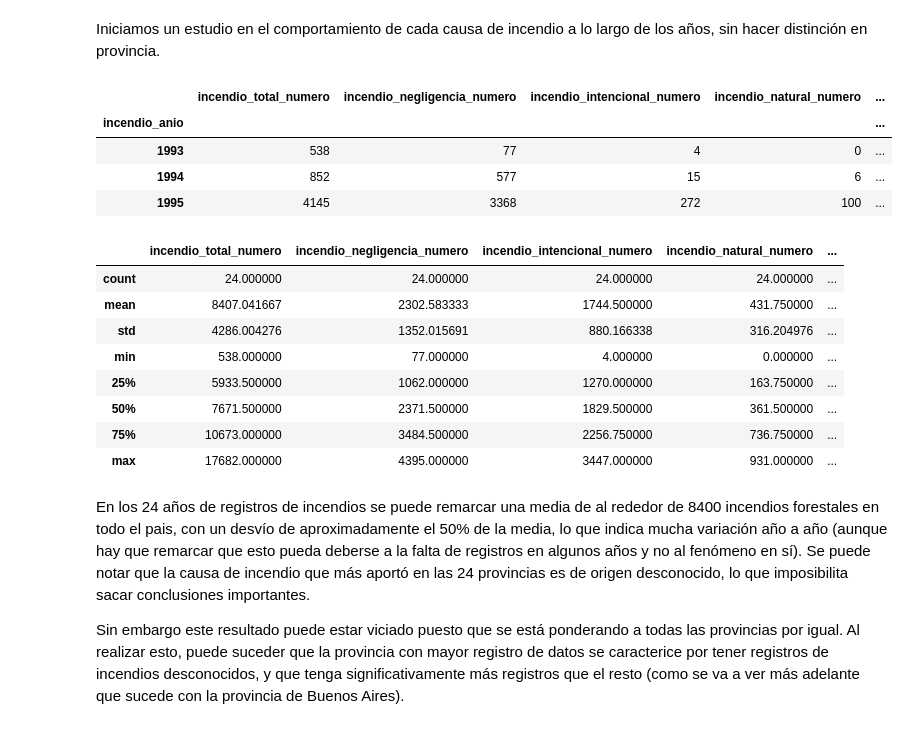
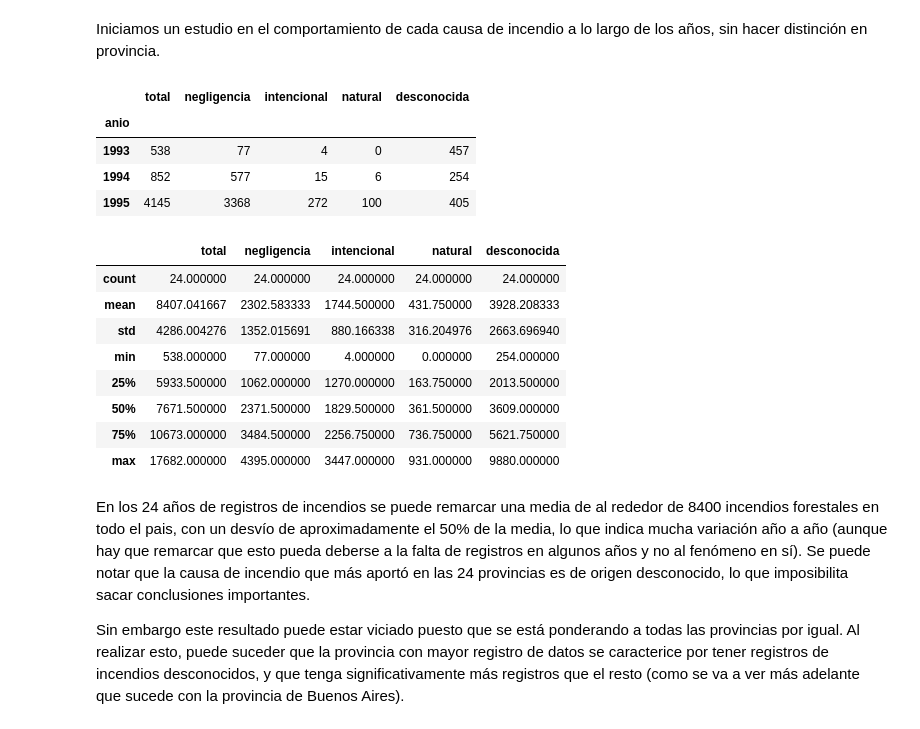
Before and after one commit to gonzigaran/DiploDatos2018, a Jupyter notebook: ayv/laboratorio 1.ipynb, the cells around one changed output. Saved outputs shown, nothing was run; the diff lists cells and outputs as text; code cells hidden in the pictures.

```diff
--- a/ayv/laboratorio 1.ipynb
+++ b/ayv/laboratorio 1.ipynb
@@ -43,3 +43,12 @@ data.head(3)
 | 0 | 1993 | Buenos Aires | 0 | 0 | 0 | ... |
 | 1 | 1993 | Catamarca | 0 | 0 | 0 | ... |
 | 2 | 1993 | Chaco | 0 | 0 | 0 | ... |
+# %%
+data = data.rename(columns={'incendio_anio': 'anio',
+                     'incendio_provincia': 'provincia',
+                     'incendio_total_numero': 'total',
+                     'incendio_negligencia_numero': 'negligencia',
+                     'incendio_intencional_numero': 'intencional',
+                     'incendio_natural_numero': 'natural',
+                     'incendio_desconocida_numero': 'desconocida'})
+data.head(3)
@@ -70,24 +84,24 @@ El objetivo principal va a ser intentar relacionar las causas de los incendios f
 # %% [markdown]
 Iniciamos un estudio en el comportamiento de cada causa de incendio a lo largo de los años, sin hacer distinción en provincia.
 # %%
-df_anio = data.groupby('incendio_anio', as_index = True).sum()
+df_anio = data.groupby('anio', as_index = True).sum()
 display(df_anio.head(3))
 display(df_anio.describe())
 # %% [output]
-|  | incendio_total_numero | incendio_negligencia_numero | incendio_intencional_numero | incendio_natural_numero | ... |
-| incendio_anio |  |  |  |  | ... |
-| 1993 | 538 | 77 | 4 | 0 | ... |
-| 1994 | 852 | 577 | 15 | 6 | ... |
-| 1995 | 4145 | 3368 | 272 | 100 | ... |
+|  | total | negligencia | intencional | natural | desconocida |
+| anio |  |  |  |  |  |
+| 1993 | 538 | 77 | 4 | 0 | 457 |
+| 1994 | 852 | 577 | 15 | 6 | 254 |
+| 1995 | 4145 | 3368 | 272 | 100 | 405 |
-|  | incendio_total_numero | incendio_negligencia_numero | incendio_intencional_numero | incendio_natural_numero | ... |
-| count | 24.000000 | 24.000000 | 24.000000 | 24.000000 | ... |
-| mean | 8407.041667 | 2302.583333 | 1744.500000 | 431.750000 | ... |
-| std | 4286.004276 | 1352.015691 | 880.166338 | 316.204976 | ... |
-| min | 538.000000 | 77.000000 | 4.000000 | 0.000000 | ... |
-| 25% | 5933.500000 | 1062.000000 | 1270.000000 | 163.750000 | ... |
-| 50% | 7671.500000 | 2371.500000 | 1829.500000 | 361.500000 | ... |
-| 75% | 10673.000000 | 3484.500000 | 2256.750000 | 736.750000 | ... |
-| max | 17682.000000 | 4395.000000 | 3447.000000 | 931.000000 | ... |
+|  | total | negligencia | intencional | natural | desconocida |
+| count | 24.000000 | 24.000000 | 24.000000 | 24.000000 | 24.000000 |
+| mean | 8407.041667 | 2302.583333 | 1744.500000 | 431.750000 | 3928.208333 |
+| std | 4286.004276 | 1352.015691 | 880.166338 | 316.204976 | 2663.696940 |
+| min | 538.000000 | 77.000000 | 4.000000 | 0.000000 | 254.000000 |
+| 25% | 5933.500000 | 1062.000000 | 1270.000000 | 163.750000 | 2013.500000 |
+| 50% | 7671.500000 | 2371.500000 | 1829.500000 | 361.500000 | 3609.000000 |
+| 75% | 10673.000000 | 3484.500000 | 2256.750000 | 736.750000 | 5621.750000 |
+| max | 17682.000000 | 4395.000000 | 3447.000000 | 931.000000 | 9880.000000 |
 # %% [markdown]
 En los 24 años de registros de incendios se puede remarcar una media de al rededor de 8400 incendios forestales en todo el pais, con un desvío de aproximadamente el 50% de la media, lo que indica mucha variación año a año (aunque hay que remarcar que esto pueda deberse a la falta de registros en algunos años y no al fenómeno en sí). Se puede notar que la causa de incendio que más aportó en las 24 provincias es de origen desconocido,  lo que imposibilita sacar conclusiones importantes.
 
```
Also changed, not shown: parts of 8 cells of this notebook.
